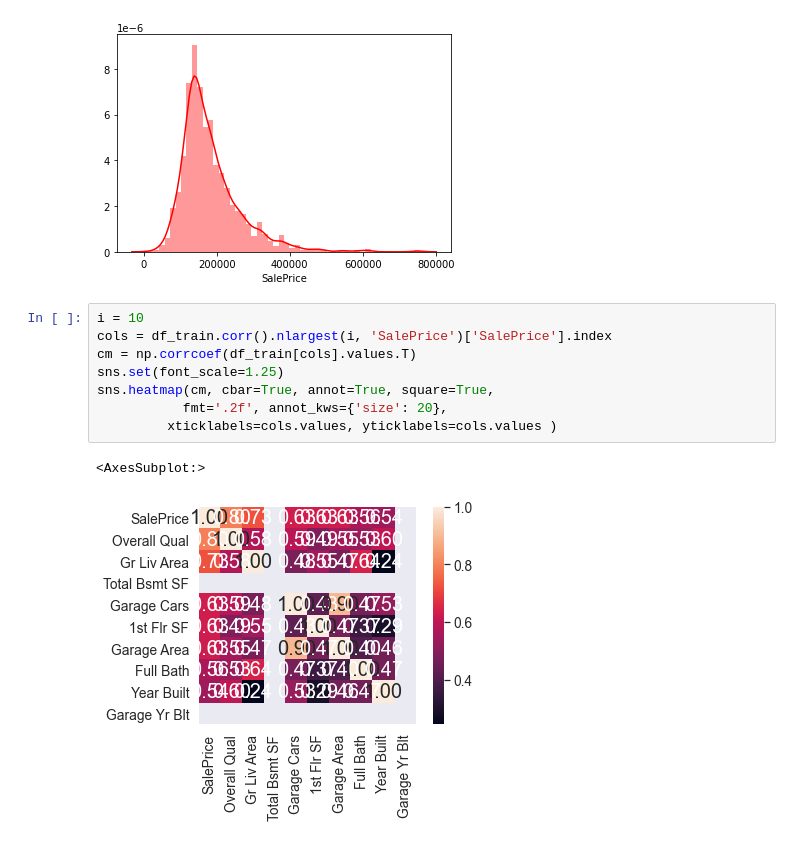
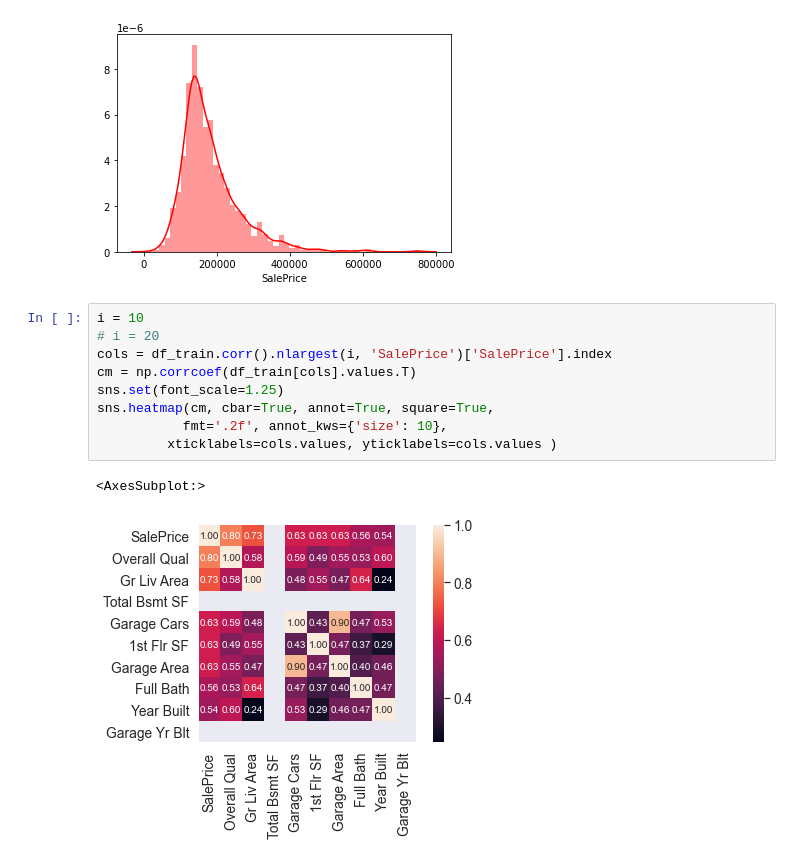
Before and after one commit to greatabel/PythonProjectLearn, a Jupyter notebook: b6969price_predict/Assignment2.ipynb, the cells around one changed output. Saved outputs shown, nothing was run; the diff lists cells and outputs as text.

```diff
--- a/b6969price_predict/Assignment2.ipynb
+++ b/b6969price_predict/Assignment2.ipynb
@@ -85,12 +88,13 @@ sns.distplot(df_train["SalePrice"],color='r')
 [figure]
 # %%
 i = 10
+# i = 20
 cols = df_train.corr().nlargest(i, 'SalePrice')['SalePrice'].index
 cm = np.corrcoef(df_train[cols].values.T)
 sns.set(font_scale=1.25)
 sns.heatmap(cm, cbar=True, annot=True, square=True,
-           fmt='.2f', annot_kws={'size': 20},
+           fmt='.2f', annot_kws={'size': 10},
          xticklabels=cols.values, yticklabels=cols.values )
 # %% [output]
 <AxesSubplot:>
-[figure, old version]
+[figure, new version]
```
Also changed, not shown: parts of 9 cells of this notebook, 2 other files.
